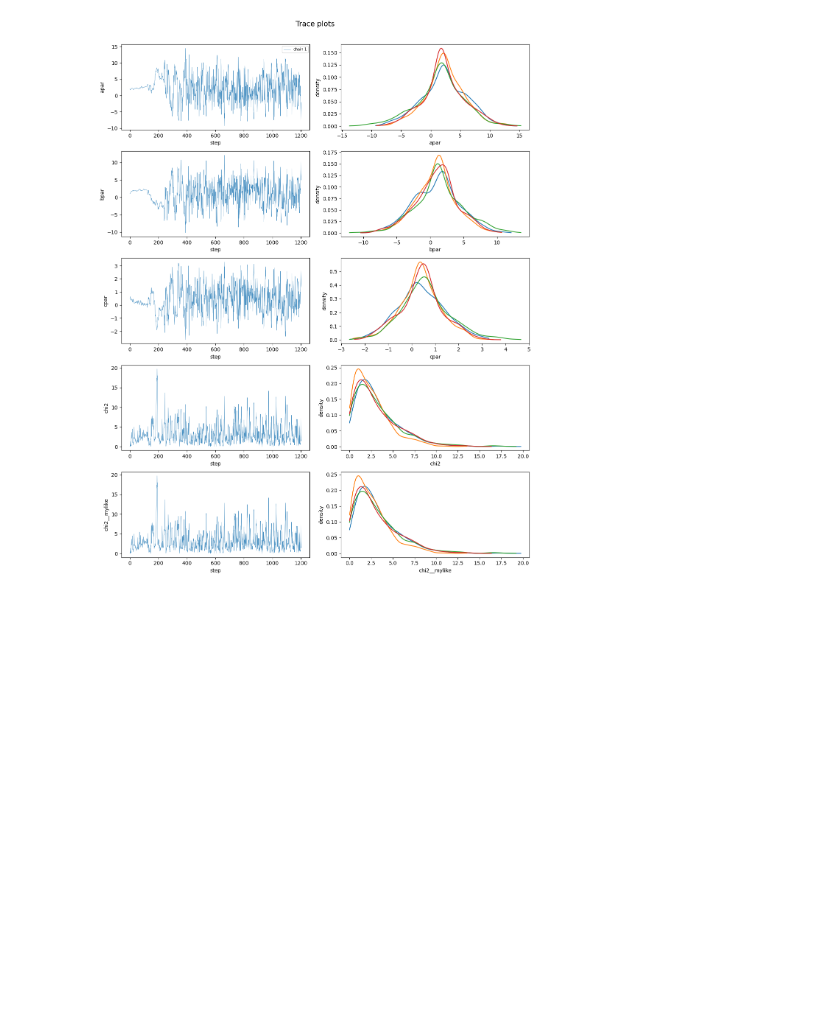
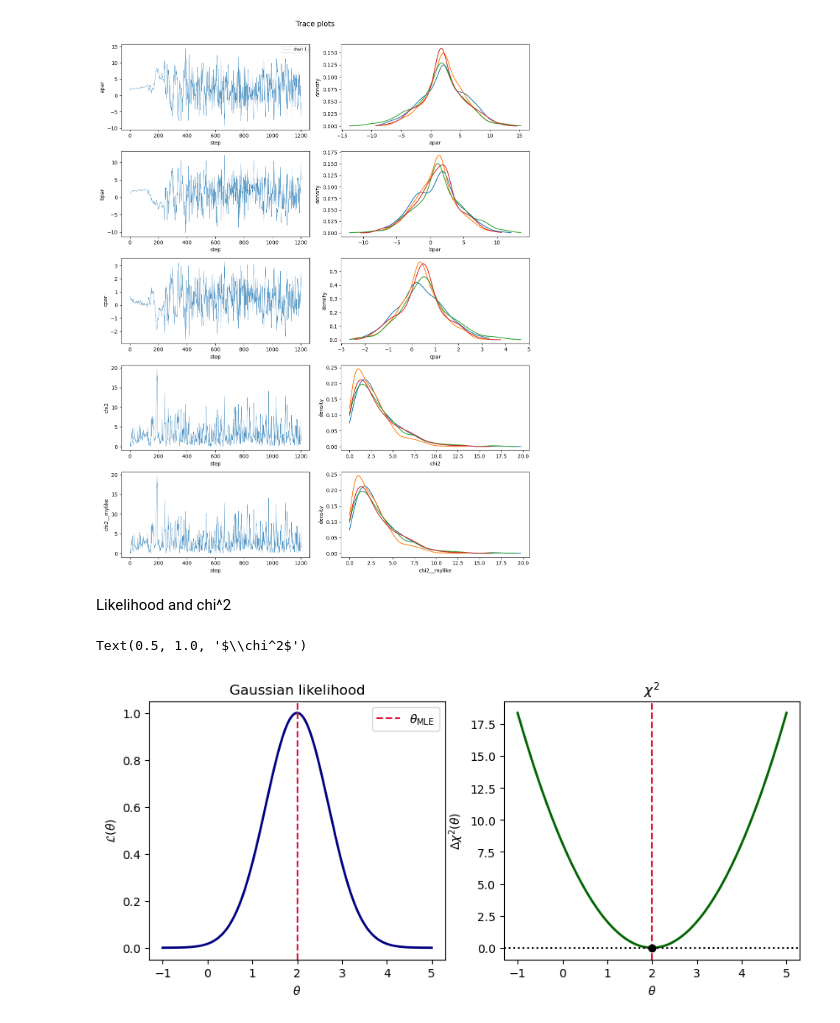
Before and after one commit to davidesciotti/Astrostats, a Jupyter notebook: slides_plots.ipynb, the cells around one changed output. Cells and saved outputs as stored; diff of their text form; code cells hidden in the pictures; blank space fills up the shorter version.

Commit message:
add chi2 plot

```diff
--- a/slides_plots.ipynb
+++ b/slides_plots.ipynb
@@ -406,3 +397,48 @@ print('Saved trace_plots.png')
 # %% [output]
 Saved trace_plots.png
 [figure]
+# %% [markdown]
+Likelihood and chi^2
+# %%
+import numpy as np
+import matplotlib.pyplot as plt
+import scipy.optimize as opt
+
+theta_true = 2
+sigma_theta = 0.7
+
+theta = np.linspace(-1, 5, 500)
+
+def chi2_fn(t):
+    return ((t - theta_true) / sigma_theta)**2
+
+# Find MLE / minimum-chi2 point numerically
+result = opt.minimize_scalar(chi2_fn)
+theta_mle = result.x
+chi2_min = result.fun
+
+chi2 = chi2_fn(theta)
+likelihood = np.exp(-0.5 * chi2)
+
+fig, ax = plt.subplots(1, 2, figsize=(10, 4))
+
+# Likelihood
+ax[0].plot(theta, likelihood, color='navy', lw=2)
+ax[0].axvline(theta_mle, color='crimson', ls='--', label=rf'$\theta_{{\rm MLE}}$')
+# ax[0].axvline(theta_true, color='darkgreen', ls='-', label=rf'$\theta_{{\rm true}}={theta_true:.2f}$')
+ax[0].set_xlabel(r'$\theta$')
+ax[0].set_ylabel(r'$\mathcal{L}(\theta)$')
+ax[0].set_title('Gaussian likelihood')
+ax[0].legend()
+
+# Chi^2
+ax[1].plot(theta, chi2, color='darkgreen', lw=2)
+ax[1].axvline(theta_mle, color='crimson', ls='--', label=rf'$\theta_{{\rm MLE}}$')
+ax[1].axhline(chi2_min, color='black', ls=':', label=rf'$\chi^2_{{\min}}$')
+ax[1].scatter([theta_mle], [chi2_min], color='black', zorder=3)
+ax[1].set_xlabel(r'$\theta$')
+ax[1].set_ylabel(r'$\Delta\chi^2(\theta)$')
+ax[1].set_title(r'$\chi^2$')
+# %% [output]
+Text(0.5, 1.0, '$\\chi^2$')
+[figure, added]
```
Also changed, not shown: parts of 3 cells of this notebook.
